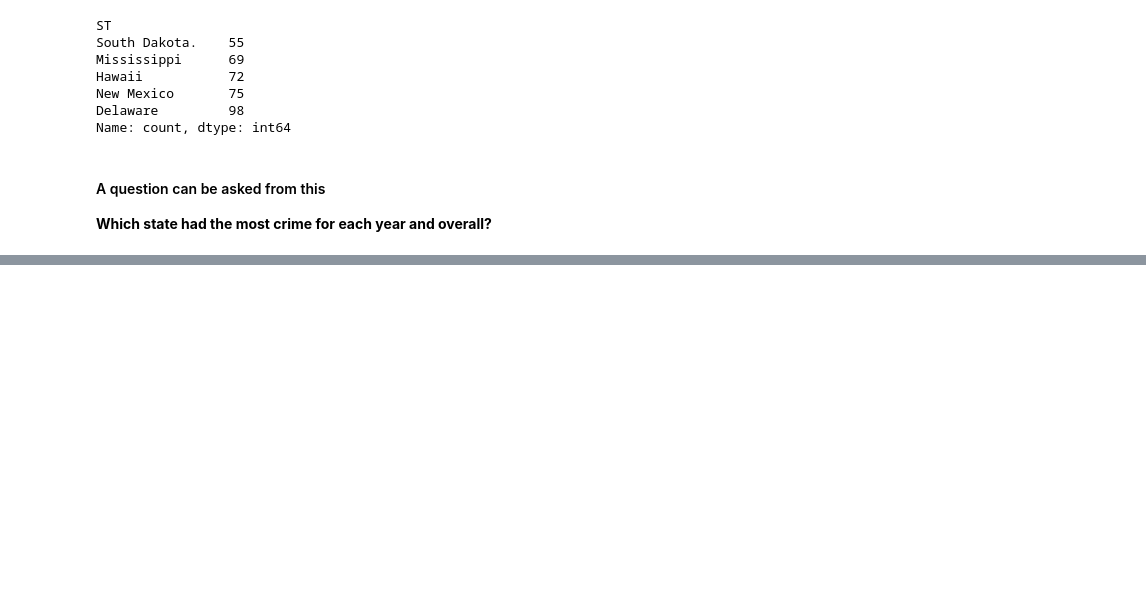
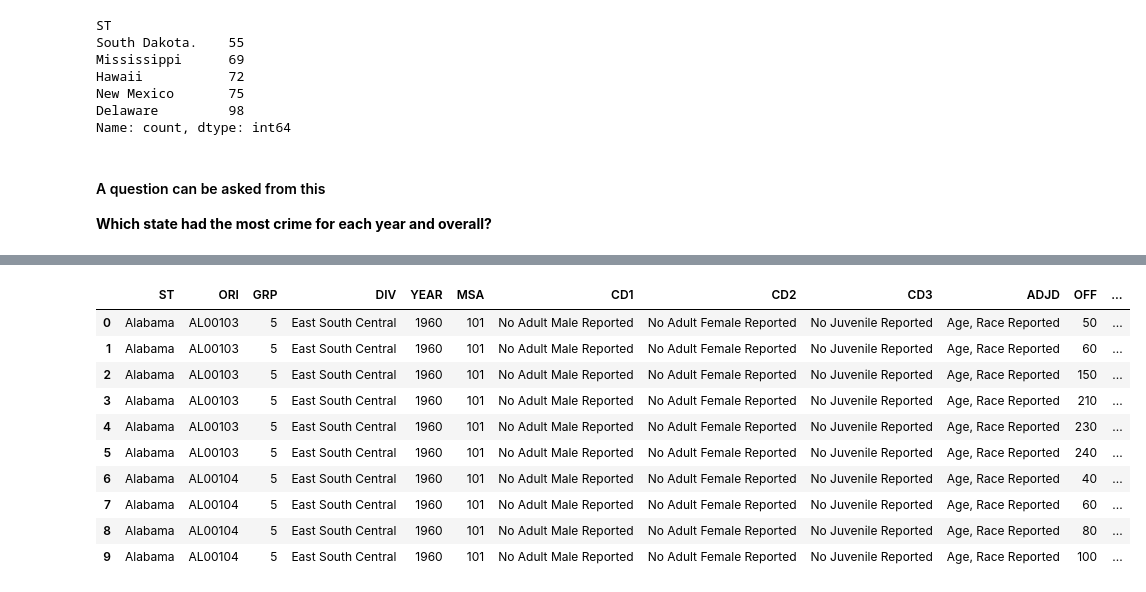
Before and after one commit to Deoxxysss/real-dataset-investigation, a Jupyter notebook: Notebooks/03_exploratory_analysis.ipynb, the cells around one changed output, grey strips where cells are left out. Cells and saved outputs as stored; diff of their text form; code cells hidden in the pictures; blank space fills up the shorter version.

```diff
--- a/Notebooks/03_exploratory_analysis.ipynb
+++ b/Notebooks/03_exploratory_analysis.ipynb
@@ -189,0 +232,14 @@ df.groupby('ST')[['total_male', 'total_female', 'total_arrests']].sum().agg(['id
+# %%
+df.head(10)
+# %% [output]
+|  | ST | ORI | GRP | DIV | YEAR | MSA | CD1 | CD2 | CD3 | ADJD | OFF | ... |
+| 0 | Alabama | AL00103 | 5 | East South Central | 1960 | 101 | No Adult Male Reported | No Adult Female Reported | No Juvenile Reported | Age, Race Reported | 50 | ... |
+| 1 | Alabama | AL00103 | 5 | East South Central | 1960 | 101 | No Adult Male Reported | No Adult Female Reported | No Juvenile Reported | Age, Race Reported | 60 | ... |
+| 2 | Alabama | AL00103 | 5 | East South Central | 1960 | 101 | No Adult Male Reported | No Adult Female Reported | No Juvenile Reported | Age, Race Reported | 150 | ... |
+| 3 | Alabama | AL00103 | 5 | East South Central | 1960 | 101 | No Adult Male Reported | No Adult Female Reported | No Juvenile Reported | Age, Race Reported | 210 | ... |
+| 4 | Alabama | AL00103 | 5 | East South Central | 1960 | 101 | No Adult Male Reported | No Adult Female Reported | No Juvenile Reported | Age, Race Reported | 230 | ... |
+| 5 | Alabama | AL00103 | 5 | East South Central | 1960 | 101 | No Adult Male Reported | No Adult Female Reported | No Juvenile Reported | Age, Race Reported | 240 | ... |
+| 6 | Alabama | AL00104 | 5 | East South Central | 1960 | 101 | No Adult Male Reported | No Adult Female Reported | No Juvenile Reported | Age, Race Reported | 40 | ... |
+| 7 | Alabama | AL00104 | 5 | East South Central | 1960 | 101 | No Adult Male Reported | No Adult Female Reported | No Juvenile Reported | Age, Race Reported | 60 | ... |
+| 8 | Alabama | AL00104 | 5 | East South Central | 1960 | 101 | No Adult Male Reported | No Adult Female Reported | No Juvenile Reported | Age, Race Reported | 80 | ... |
+| 9 | Alabama | AL00104 | 5 | East South Central | 1960 | 101 | No Adult Male Reported | No Adult Female Reported | No Juvenile Reported | Age, Race Reported | 100 | ... |
```
Also changed, not shown: parts of 23 cells of this notebook.
